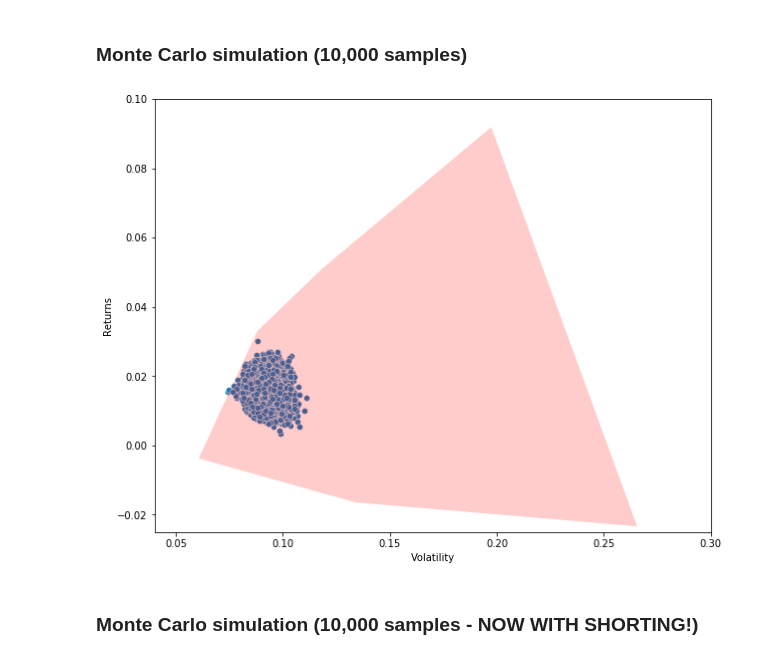
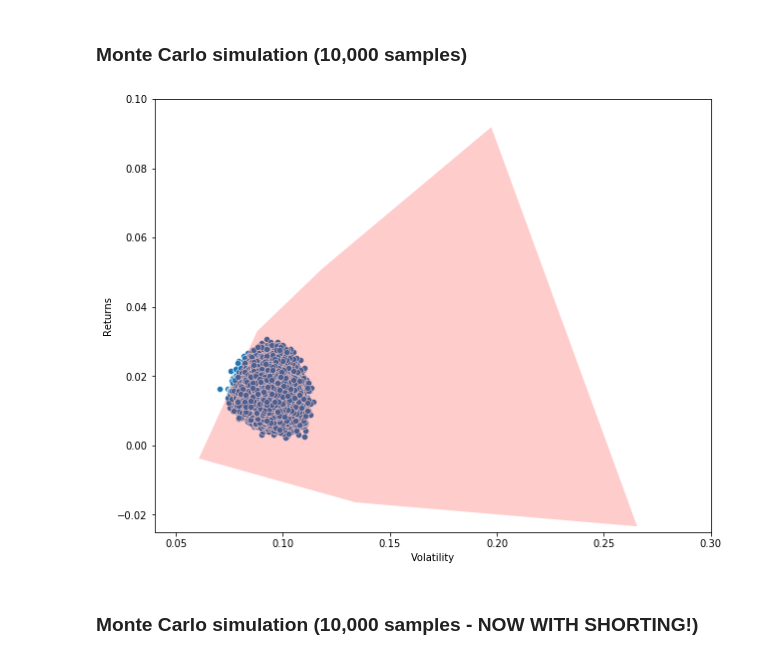
Before and after one commit to patohdzs/getting-them-stonks, a Jupyter notebook: stonks.ipynb, the cells around one changed output. Saved outputs shown, nothing was run; the diff lists cells and outputs as text; code cells hidden in the pictures.

```diff
--- a/stonks.ipynb
+++ b/stonks.ipynb
@@ -274,35 +274,35 @@ plt.show()
 # %%
 # Monte Carlo simultions of different portfolios
 
 p_ret = [] # Define an empty array for portfolio returns
 p_vol = [] # Define an empty array for portfolio volatilities
-num_portfolios = 10000
+num_portfolios = 500000
 
 for portfolio in range(num_portfolios):
     weights = np.random.rand(n)
     weights = weights/np.sum(weights)
     ret = (ex_returns.to_numpy())@weights
     vol =  (weights@cov_returns@weights)**0.5
     p_ret.append(ret)
     p_vol.append(vol)
 
 simulations = {'Returns':p_ret, 'Volatility':p_vol, 'Type':np.ones(num_portfolios)}
 long_simulated_portfolios = pd.DataFrame(simulations)
 
 f, axs = plt.subplots(figsize=(10, 8))
 sns.scatterplot(data= long_simulated_portfolios,
                 x = 'Volatility',
                 y='Returns',
                 ax=axs)
 
 plt.gca().add_patch(Polygon(k*(np.array(pts)- cent) + cent,
                             facecolor=color, alpha=0.2))
 axs.set(xlim = (0.04, 0.3))
 axs.set(ylim = (-0.025, 0.1))
 plt.savefig('fig_6.png')
 plt.show()
 # %% [output]
-[figure, old version]
+[figure, new version]
 # %% [markdown]
 ### Monte Carlo simulation (10,000 samples - NOW WITH SHORTING!)
 # %%
```
Also changed, not shown: 1 other file.
